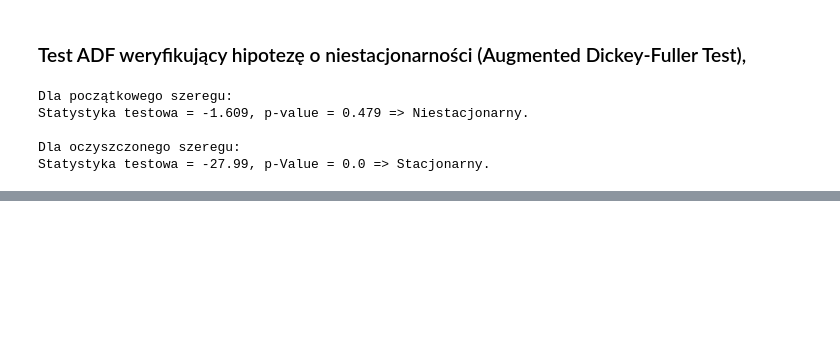
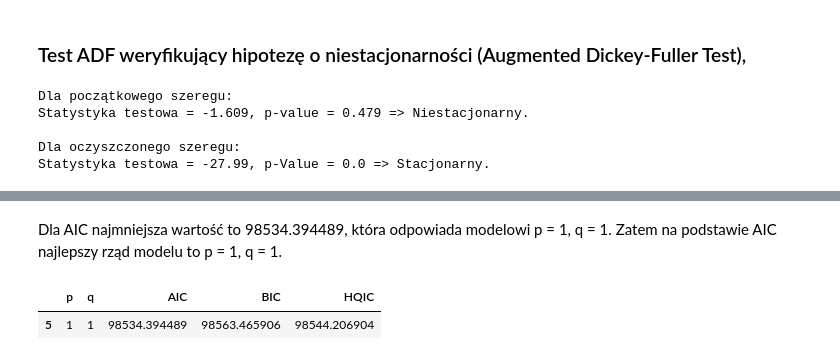
Before and after one commit to AmeliaBieda/Egg_Sales, a Jupyter notebook: raport.ipynb, the cells around one changed output, grey strips where cells are left out. Cells and saved outputs as stored; diff of their text form; code cells hidden in the pictures; blank space fills up the shorter version.

```diff
--- a/raport.ipynb
+++ b/raport.ipynb
@@ -286,0 +360,8 @@ Statystyka testowa = -27.99, p-Value = 0.0 => Stacjonarny.
+# %% [markdown]
+Dla AIC najmniejsza wartość to 98534.394489, która odpowiada modelowi p = 1, q = 1.
+Zatem na podstawie AIC najlepszy rząd modelu to p = 1, q = 1.
+# %%
+df.sort_values(by='BIC').head(1)
+# %% [output]
+|  | p | q | AIC | BIC | HQIC |
+| 5 | 1 | 1 | 98534.394489 | 98563.465906 | 98544.206904 |
```
Also changed, not shown: parts of 8 cells of this notebook.
